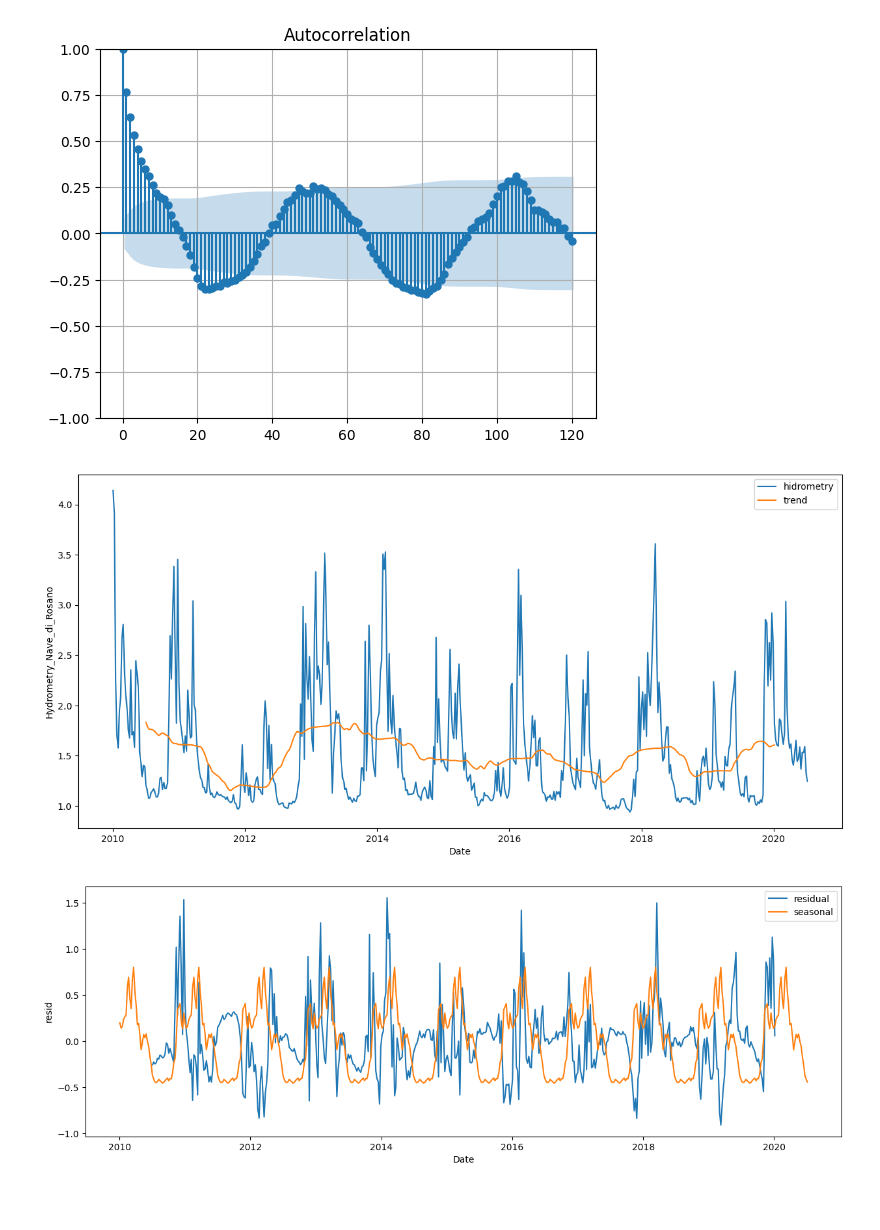
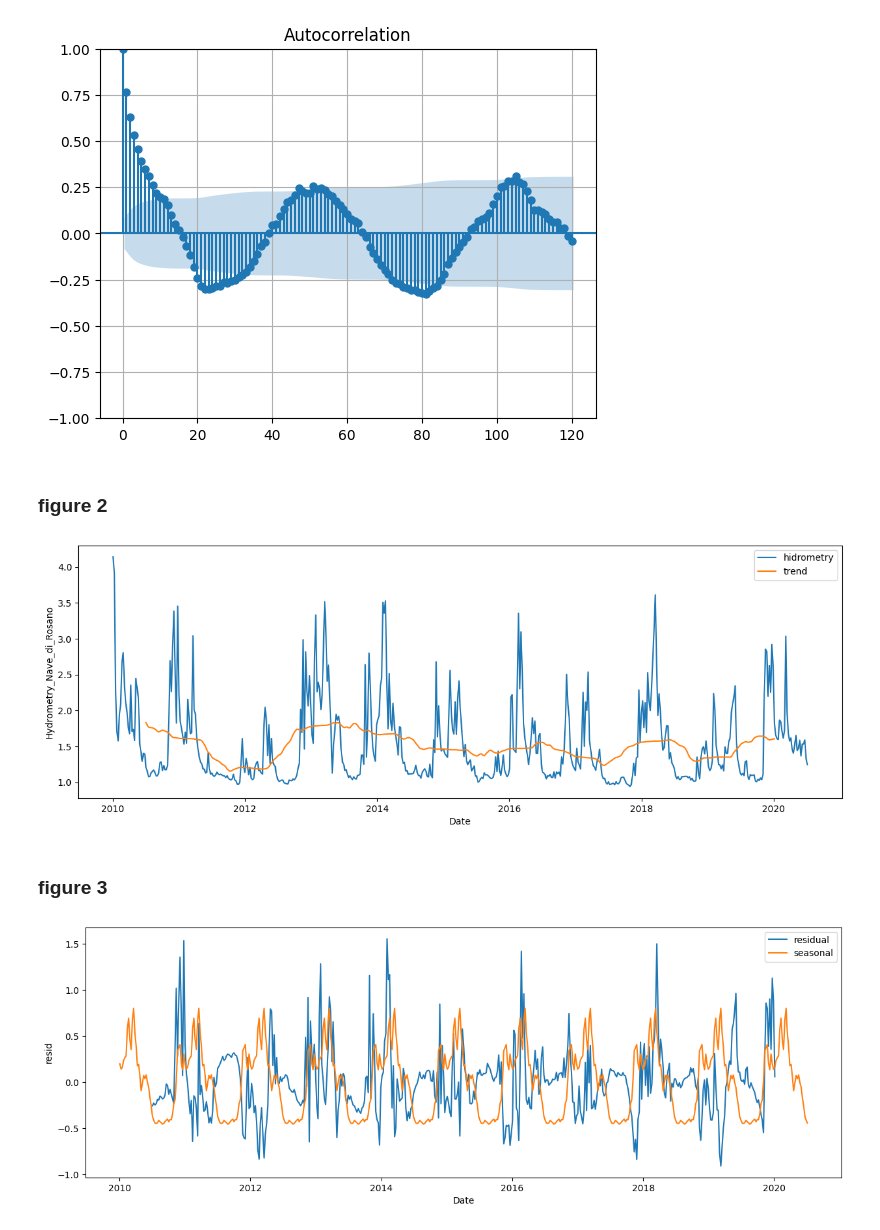
Before and after one commit to ShadekJaramillo/water-analytics-tutorial, a Jupyter notebook: src/explore.ipynb, the cells around one changed output. Cells and saved outputs as stored; diff of their text form; code cells hidden in the pictures; blank space fills up the shorter version.

```diff
--- a/src/explore.ipynb
+++ b/src/explore.ipynb
@@ -46,15 +94,19 @@ plt.grid(True)
 plt.show()
 # %% [output]
 [figure]
+# %% [markdown]
+### figure 2
 # %%
 decomposition = seasonal_decompose(ts, period = 52)
 
-plt.figure(figsize=(15,7))
+plt.figure(figsize=(15,5))
 sns.lineplot(ts, label='hidrometry')
 sns.lineplot(decomposition.trend, label='trend')
 plt.show()
 # %% [output]
-[figure, old version]
+[figure, new version]
+# %% [markdown]
+### figure 3
 # %%
 plt.figure(figsize=(15,5))
 sns.lineplot(decomposition.resid, label='residual')
```
Also changed, not shown: parts of 35 cells of this notebook.
